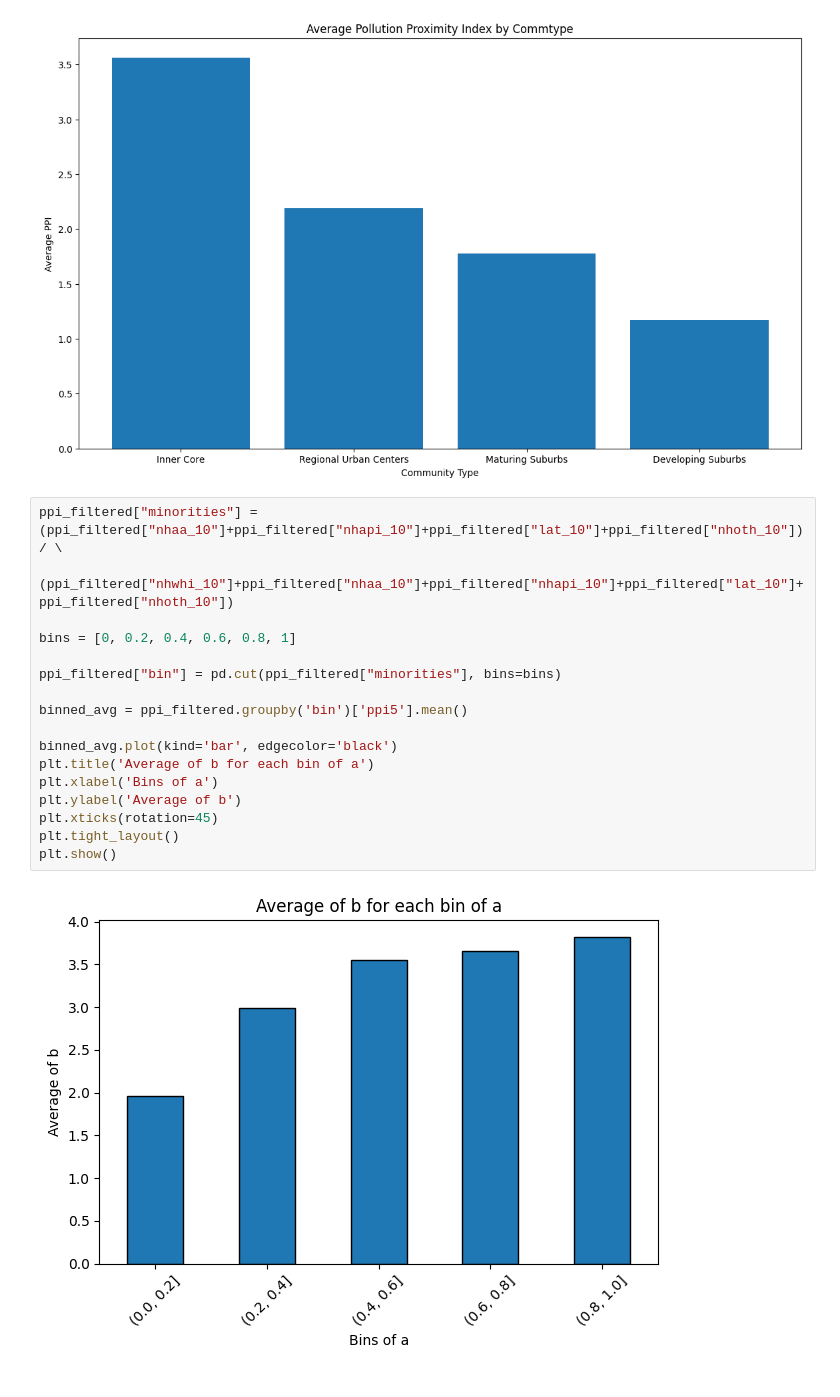
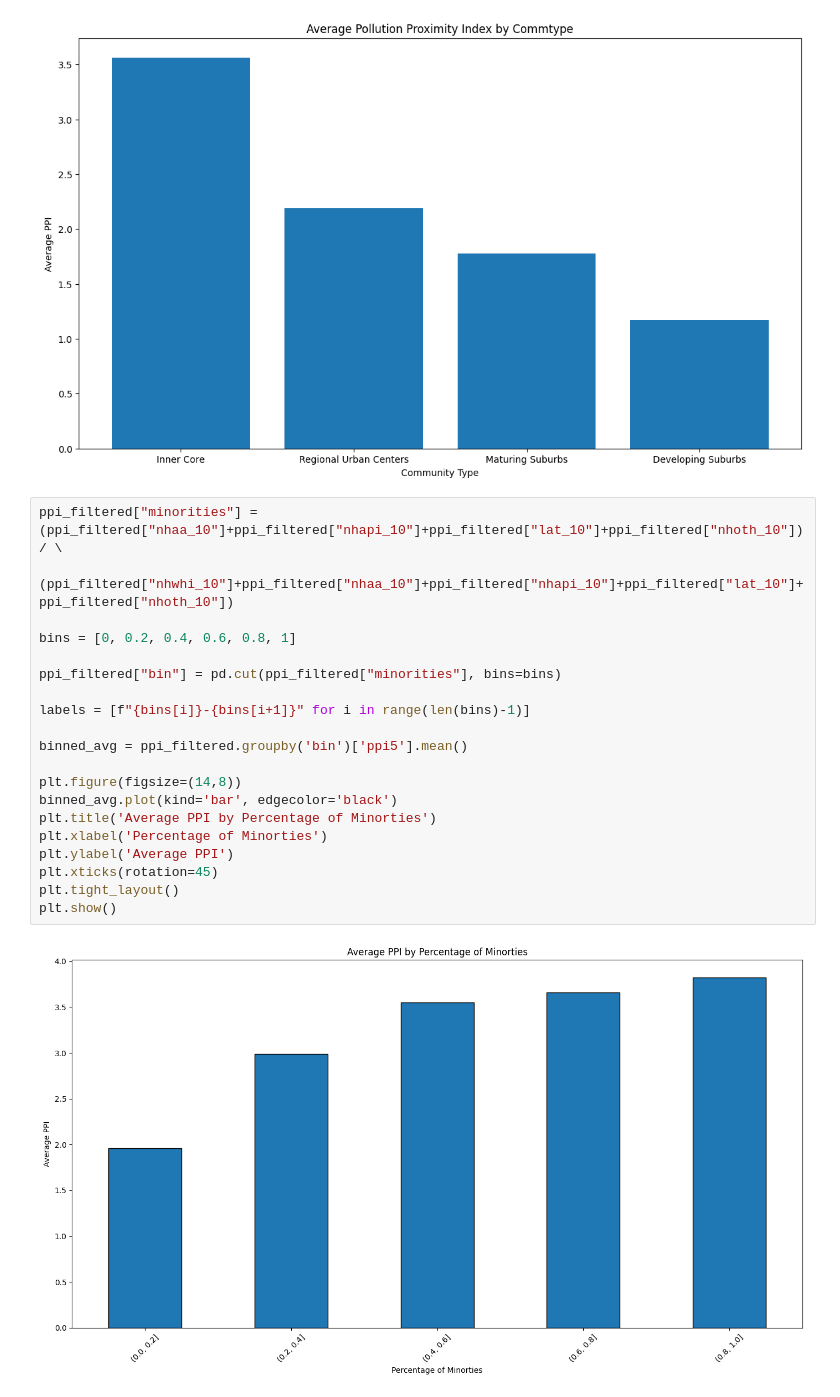
Before and after one commit to BU-Spark/ds-boston-transit-air-quality, a Jupyter notebook: fa23-team-a/code/test.ipynb, the cells around one changed output. Cells and saved outputs as stored; diff of their text form.

Commit message:
cleaned up graphs

```diff
--- a/fa23-team-a/code/test.ipynb
+++ b/fa23-team-a/code/test.ipynb
@@ -43,22 +43,25 @@ plt.show()
 # %%
 ppi_filtered["minorities"] = (ppi_filtered["nhaa_10"]+ppi_filtered["nhapi_10"]+ppi_filtered["lat_10"]+ppi_filtered["nhoth_10"])/ \
                             (ppi_filtered["nhwhi_10"]+ppi_filtered["nhaa_10"]+ppi_filtered["nhapi_10"]+ppi_filtered["lat_10"]+ppi_filtered["nhoth_10"])
 
 bins = [0, 0.2, 0.4, 0.6, 0.8, 1]
 
 ppi_filtered["bin"] = pd.cut(ppi_filtered["minorities"], bins=bins)
 
+labels = [f"{bins[i]}-{bins[i+1]}" for i in range(len(bins)-1)]
+
 binned_avg = ppi_filtered.groupby('bin')['ppi5'].mean()
 
+plt.figure(figsize=(14,8))
 binned_avg.plot(kind='bar', edgecolor='black')
-plt.title('Average of b for each bin of a')
-plt.xlabel('Bins of a')
-plt.ylabel('Average of b')
+plt.title('Average PPI by Percentage of Minorties')
+plt.xlabel('Percentage of Minorties')
+plt.ylabel('Average PPI')
 plt.xticks(rotation=45)
 plt.tight_layout()
 plt.show()
 # %% [output]
-[figure, old version]
+[figure, new version]
 # %%
 # Load the data
 ppi = pd.read_csv('../data/csv_files/pollution_proximity_intensity.csv')
```
Also changed, not shown: parts of 1 cell of this notebook.
